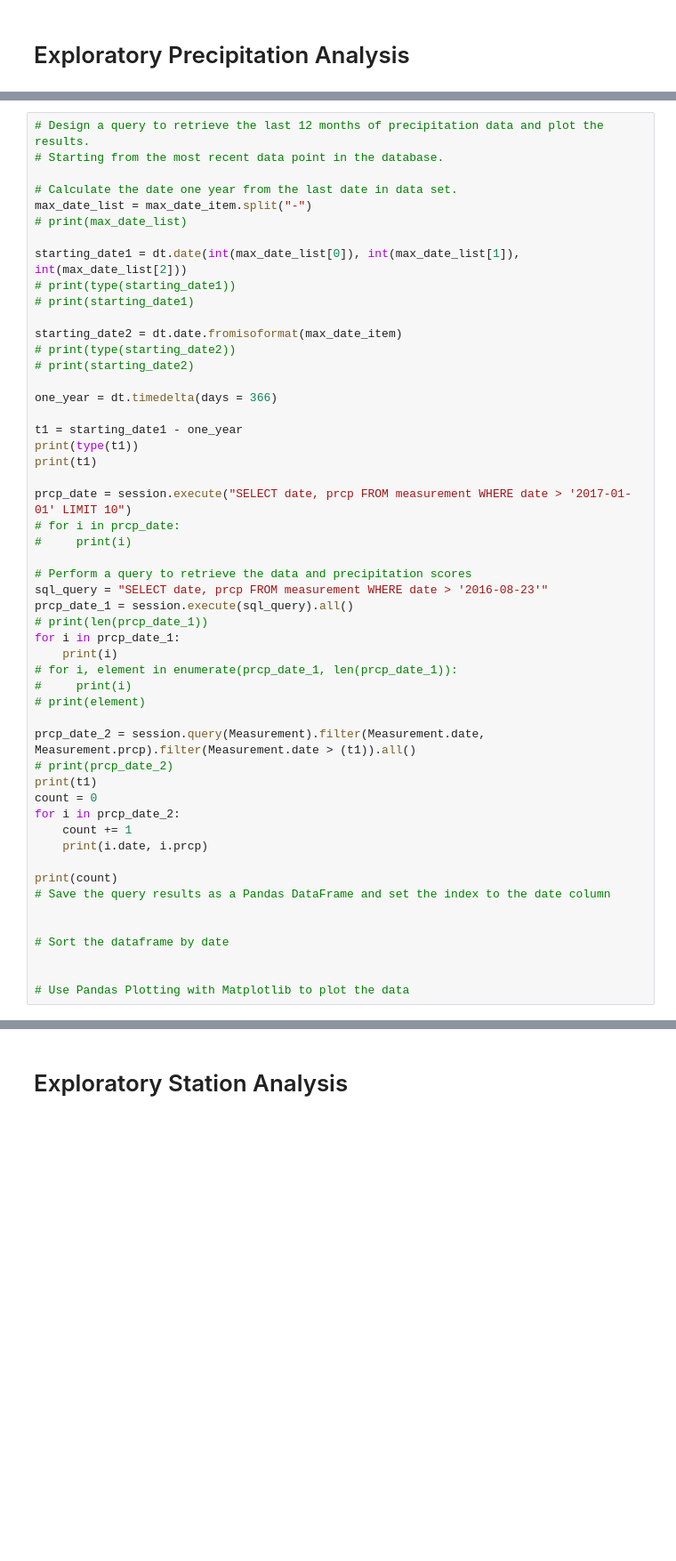
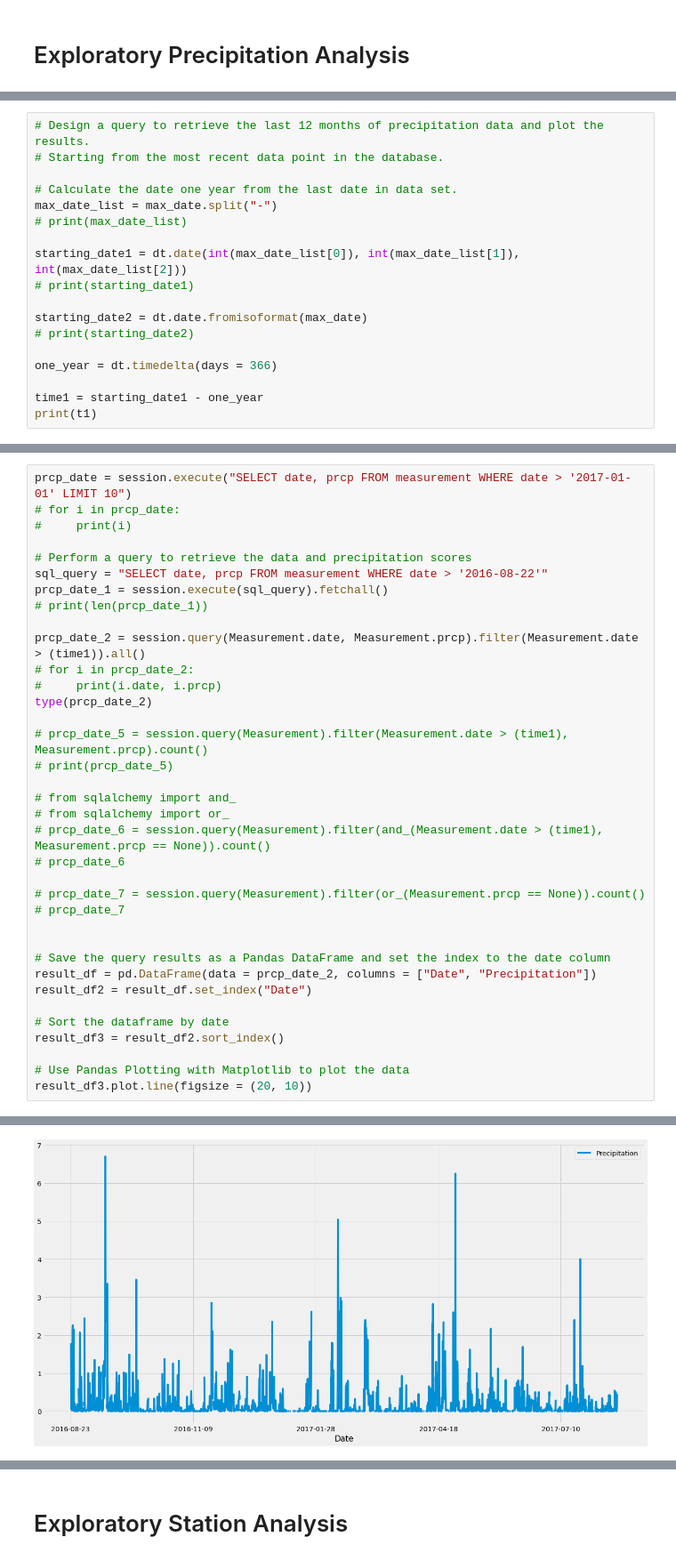
Before and after one commit to 33north/08__SQLAlchemy__sqlalchemy-challenge, a Jupyter notebook: climate_starter.ipynb, the cells around one changed output, grey strips where cells are left out. Shown at 89% size. Drawn from its saved outputs; the diff is of its cells as text; blank space fills up the shorter version.

```diff
--- a/climate_starter.ipynb
+++ b/climate_starter.ipynb
@@ -107,0 +75,18 @@ id: 1
+# %%
+# Design a query to retrieve the last 12 months of precipitation data and plot the results.
+# Starting from the most recent data point in the database.
+
+# Calculate the date one year from the last date in data set.
+max_date_list = max_date.split("-")
+# print(max_date_list)
+
+starting_date1 = dt.date(int(max_date_list[0]), int(max_date_list[1]), int(max_date_list[2]))
+# print(starting_date1)
+
+starting_date2 = dt.date.fromisoformat(max_date)
+# print(starting_date2)
+
+one_year = dt.timedelta(days = 366)
+
+time1 = starting_date1 - one_year
+print(t1)
@@ -108,53 +95,37 @@ id: 1
 # %%
-# Design a query to retrieve the last 12 months of precipitation data and plot the results.
-# Starting from the most recent data point in the database.
-
-# Calculate the date one year from the last date in data set.
-max_date_list = max_date_item.split("-")
-# print(max_date_list)
-
-starting_date1 = dt.date(int(max_date_list[0]), int(max_date_list[1]), int(max_date_list[2]))
-# print(type(starting_date1))
-# print(starting_date1)
-
-starting_date2 = dt.date.fromisoformat(max_date_item)
-# print(type(starting_date2))
-# print(starting_date2)
-
-one_year = dt.timedelta(days = 366)
-
-t1 = starting_date1 - one_year
-print(type(t1))
-print(t1)
-
 prcp_date = session.execute("SELECT date, prcp FROM measurement WHERE date > '2017-01-01' LIMIT 10")
 # for i in prcp_date:
 #     print(i)
 
 # Perform a query to retrieve the data and precipitation scores
-sql_query = "SELECT date, prcp FROM measurement WHERE date > '2016-08-23'"
-prcp_date_1 = session.execute(sql_query).all()
+sql_query = "SELECT date, prcp FROM measurement WHERE date > '2016-08-22'"
+prcp_date_1 = session.execute(sql_query).fetchall()
 # print(len(prcp_date_1))
-for i in prcp_date_1:
-    print(i)
-# for i, element in enumerate(prcp_date_1, len(prcp_date_1)):
-#     print(i)
-# print(element)
 
-prcp_date_2 = session.query(Measurement).filter(Measurement.date, Measurement.prcp).filter(Measurement.date > (t1)).all()
-# print(prcp_date_2)
-print(t1)
-count = 0
-for i in prcp_date_2:
-    count += 1
-    print(i.date, i.prcp)
+prcp_date_2 = session.query(Measurement.date, Measurement.prcp).filter(Measurement.date > (time1)).all()
+# for i in prcp_date_2:
+#     print(i.date, i.prcp)
+type(prcp_date_2)
 
-print(count)
-# Save the query results as a Pandas DataFrame and set the index to the date column
+# prcp_date_5 = session.query(Measurement).filter(Measurement.date > (time1), Measurement.prcp).count()
+# print(prcp_date_5)
+
+# from sqlalchemy import and_
+# from sqlalchemy import or_
+# prcp_date_6 = session.query(Measurement).filter(and_(Measurement.date > (time1), Measurement.prcp == None)).count()
+# prcp_date_6
+
+# prcp_date_7 = session.query(Measurement).filter(or_(Measurement.prcp == None)).count()
+# prcp_date_7
 
 
+# Save the query results as a Pandas DataFrame and set the index to the date column
+result_df = pd.DataFrame(data = prcp_date_2, columns = ["Date", "Precipitation"])
+result_df2 = result_df.set_index("Date")
+
 # Sort the dataframe by date
-
+result_df3 = result_df2.sort_index()
 
 # Use Pandas Plotting with Matplotlib to plot the data
+result_df3.plot.line(figsize = (20, 10))
 # %% [output]
@@ -162 +133,2 @@ NameError: name 'max_date_item' is not defined
+[figure, added]
 # %%
```
Also changed, not shown: parts of 10 cells of this notebook, 1 other file.
